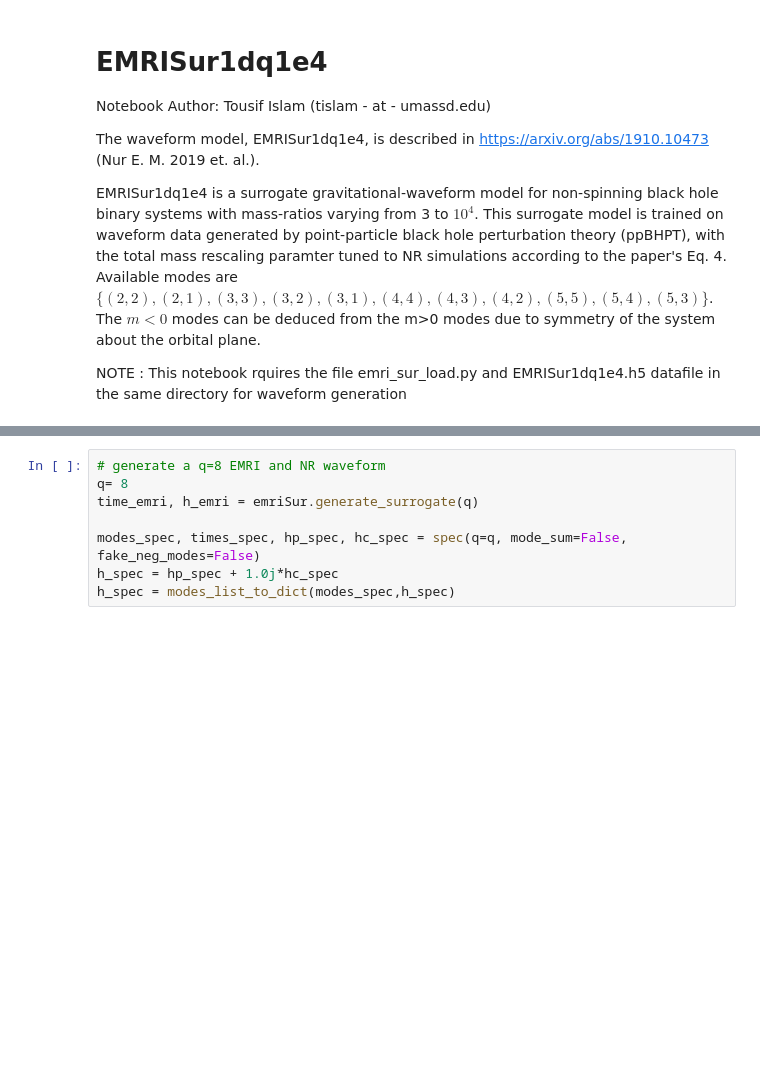
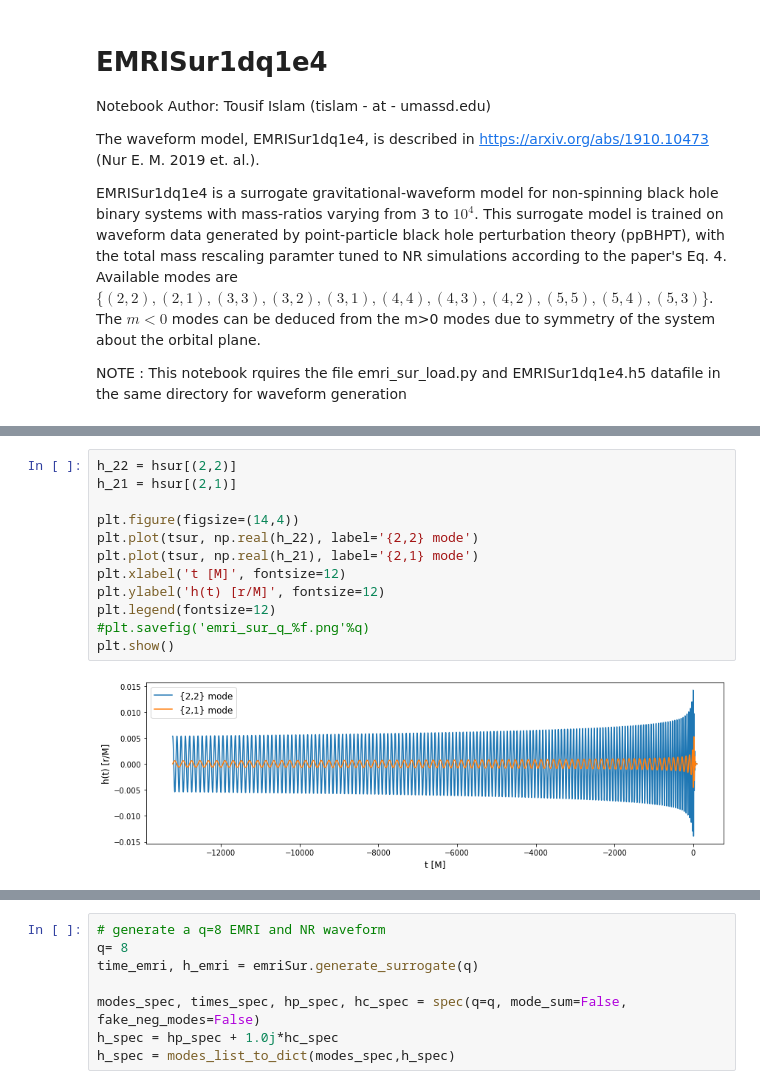
Before and after one commit to BlackHolePerturbationToolkit/EMRISurrogate, a Jupyter notebook: EMRISur1dq1e4.ipynb, the cells around one changed output, grey strips where cells are left out. Cells and saved outputs as stored; diff of their text form; blank space fills up the shorter version.

```diff
--- a/EMRISur1dq1e4.ipynb
+++ b/EMRISur1dq1e4.ipynb
@@ -25,0 +73,14 @@ Both h and t are in geometric units
+# %%
+h_22 = hsur[(2,2)]
+h_21 = hsur[(2,1)]
+
+plt.figure(figsize=(14,4))
+plt.plot(tsur, np.real(h_22), label='{2,2} mode')
+plt.plot(tsur, np.real(h_21), label='{2,1} mode')
+plt.xlabel('t [M]', fontsize=12)
+plt.ylabel('h(t) [r/M]', fontsize=12)
+plt.legend(fontsize=12)
+#plt.savefig('emri_sur_q_%f.png'%q)
+plt.show()
+# %% [output]
+[figure, added]
```
Also changed, not shown: parts of 27 cells of this notebook, 1 other file.
